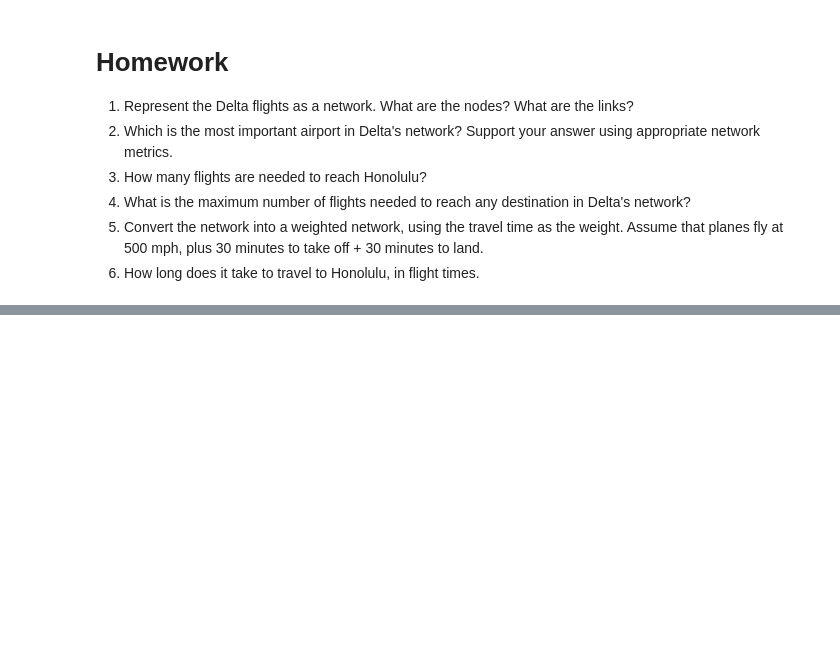
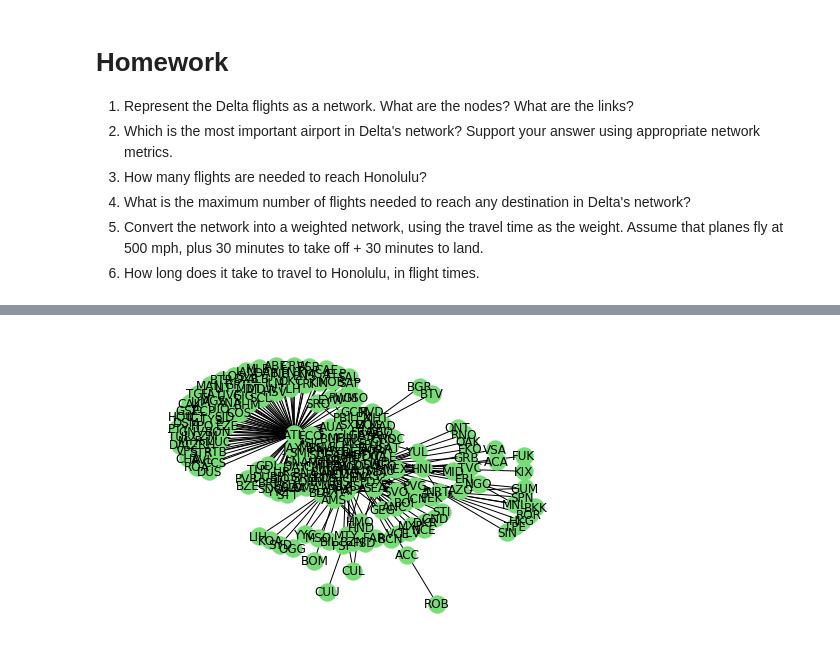
Before and after one commit to ShraddhaSagar/ce599, a Jupyter notebook: 14-Networks/Networks.ipynb, the cells around one changed output, grey strips where cells are left out. Drawn from its saved outputs; the diff is of its cells as text; code cells hidden in the pictures; blank space fills up the shorter version.

```diff
--- a/14-Networks/Networks.ipynb
+++ b/14-Networks/Networks.ipynb
@@ -374,0 +395,7 @@ m.save("delta.html")
+# %%
+#1. nodes are the airports and links are the routes
+network=nx.from_pandas_dataframe(routes, source='source', target='dest')
+nx.draw(network, node_color=GREEN, with_labels=True)
+plt.show()
+# %% [output]
+[figure, added]
```
Also changed, not shown: parts of 15 cells of this notebook, 1 other file.
